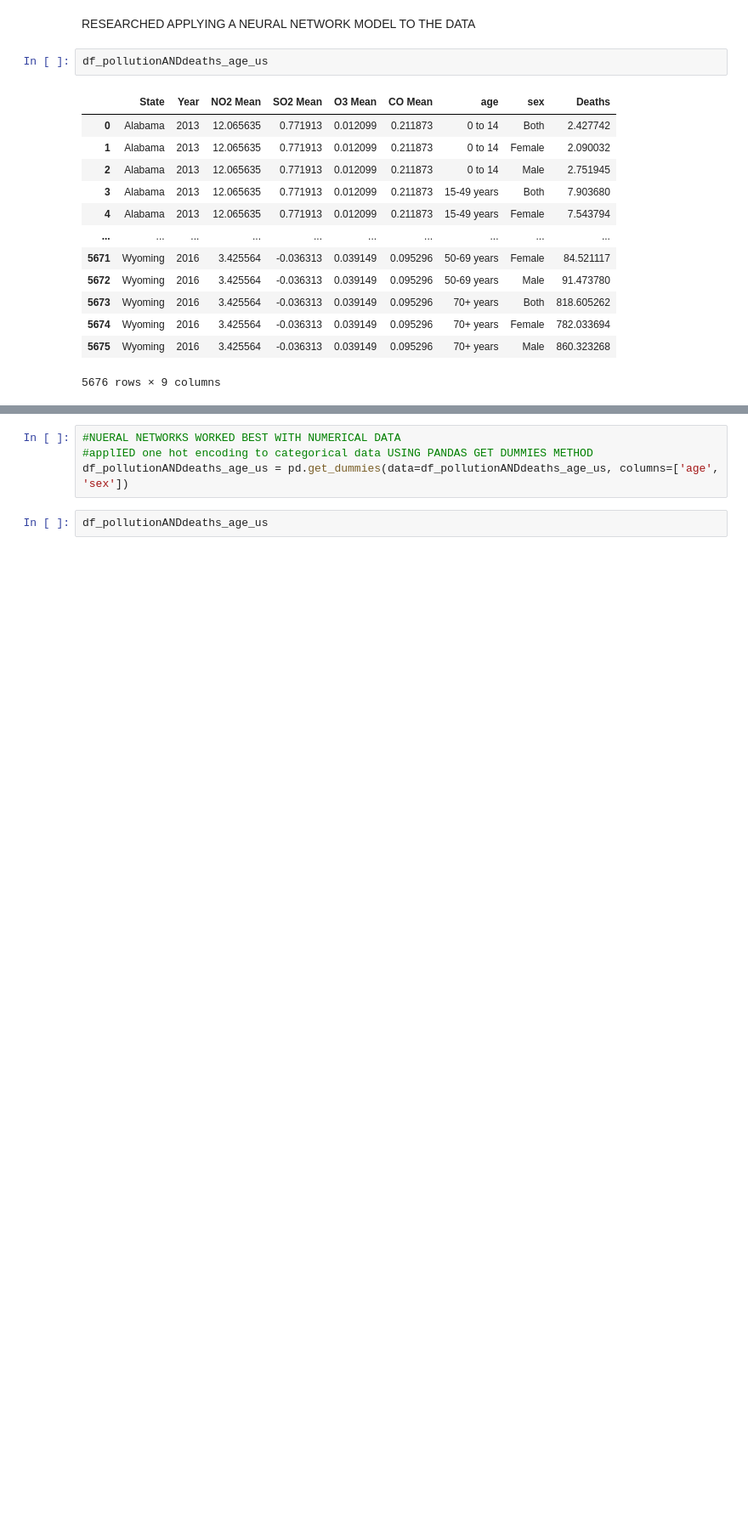
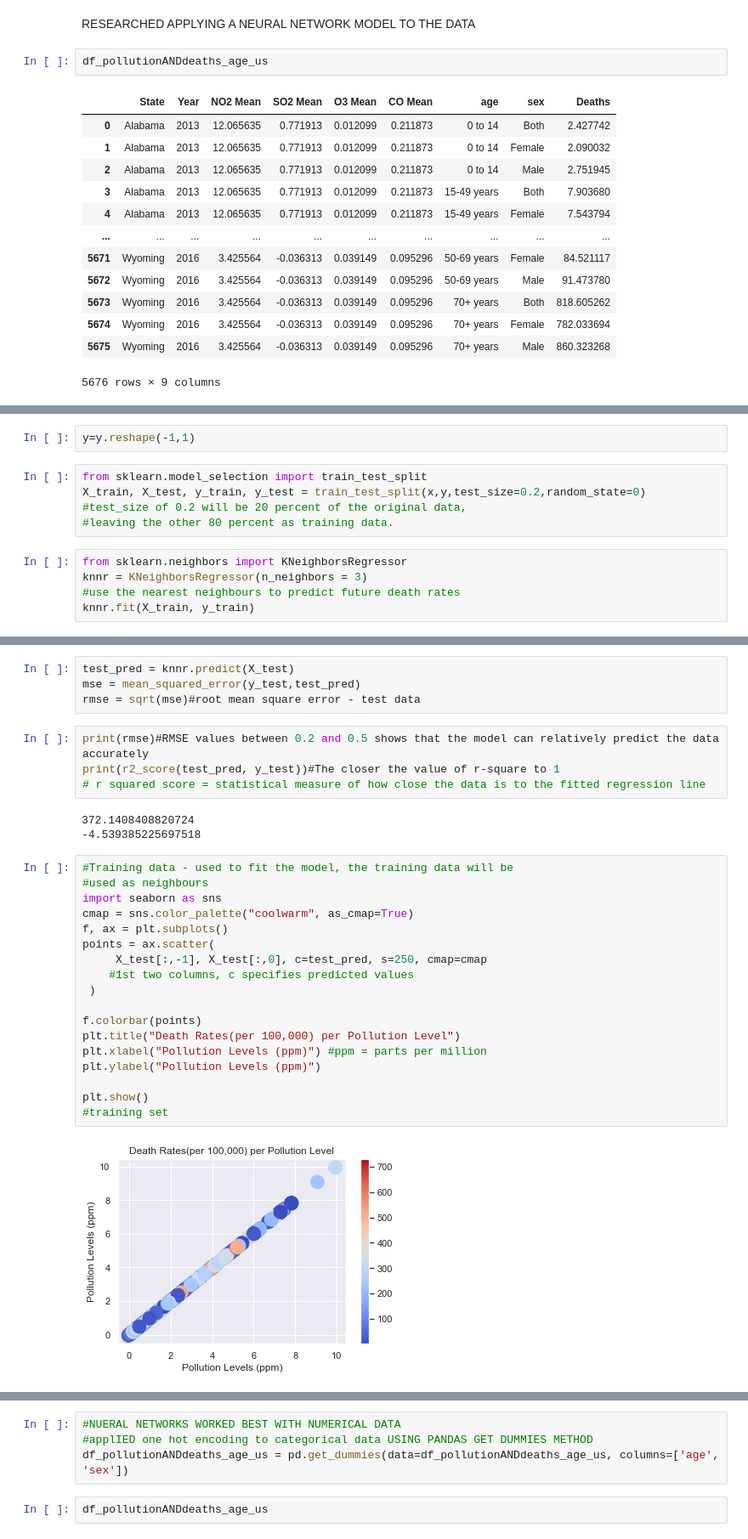
Before and after one commit to DanielD1988/DataScienceProject4thYear, a Jupyter notebook: Final Report.ipynb, the cells around one changed output, grey strips where cells are left out. Shown at 85% size. Drawn from its saved outputs; the diff is of its cells as text; blank space fills up the shorter version.

```diff
--- a/Final Report.ipynb
+++ b/Final Report.ipynb
@@ -432,0 +634,12 @@ df_pollutionANDdeaths_age_us
+# %%
+y=y.reshape(-1,1)
+# %%
+from sklearn.model_selection import train_test_split
+X_train, X_test, y_train, y_test = train_test_split(x,y,test_size=0.2,random_state=0)
+#test_size of 0.2 will be 20 percent of the original data,
+#leaving the other 80 percent as training data.
+# %%
+from sklearn.neighbors import KNeighborsRegressor
+knnr = KNeighborsRegressor(n_neighbors = 3)
+#use the nearest neighbours to predict future death rates
+knnr.fit(X_train, y_train)
@@ -432,0 +665,31 @@ df_pollutionANDdeaths_age_us
+# %%
+test_pred = knnr.predict(X_test)
+mse = mean_squared_error(y_test,test_pred)
+rmse = sqrt(mse)#root mean square error - test data
+# %%
+print(rmse)#RMSE values between 0.2 and 0.5 shows that the model can relatively predict the data accurately
+print(r2_score(test_pred, y_test))#The closer the value of r-square to 1
+# r squared score = statistical measure of how close the data is to the fitted regression line
+# %% [output]
+372.1408408820724
+-4.539385225697518
+# %%
+#Training data - used to fit the model, the training data will be
+#used as neighbours
+import seaborn as sns
+cmap = sns.color_palette("coolwarm", as_cmap=True)
+f, ax = plt.subplots()
+points = ax.scatter(
+     X_test[:,-1], X_test[:,0], c=test_pred, s=250, cmap=cmap
+    #1st two columns, c specifies predicted values
+ )
+
+f.colorbar(points)
+plt.title("Death Rates(per 100,000) per Pollution Level")
+plt.xlabel("Pollution Levels (ppm)") #ppm = parts per million
+plt.ylabel("Pollution Levels (ppm)")
+
+plt.show()
+#training set
+# %% [output]
+[figure, added]
```
Also changed, not shown: parts of 130 cells of this notebook.
